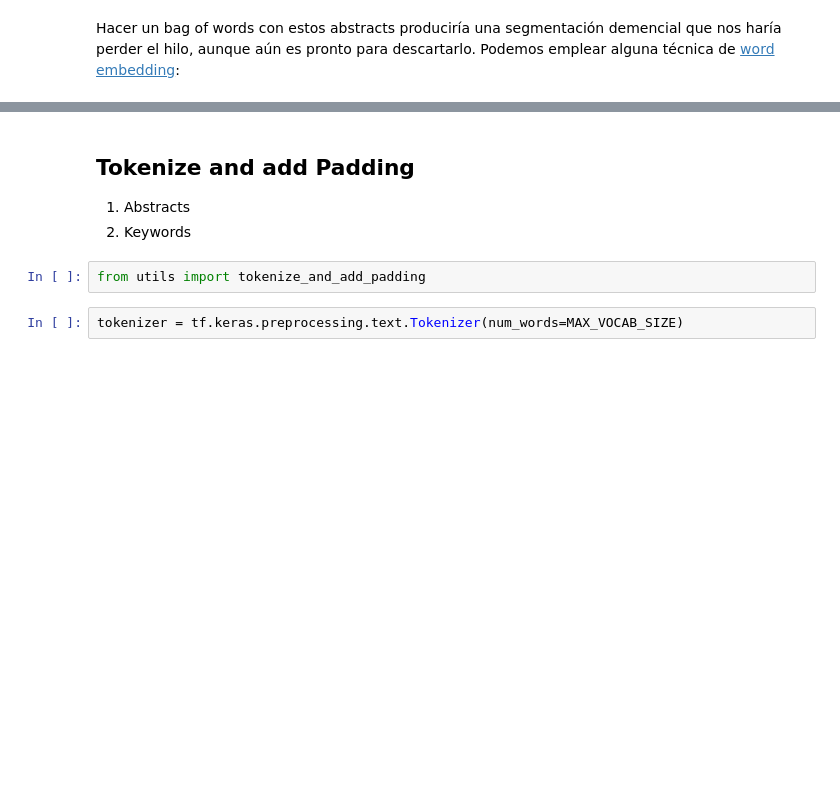
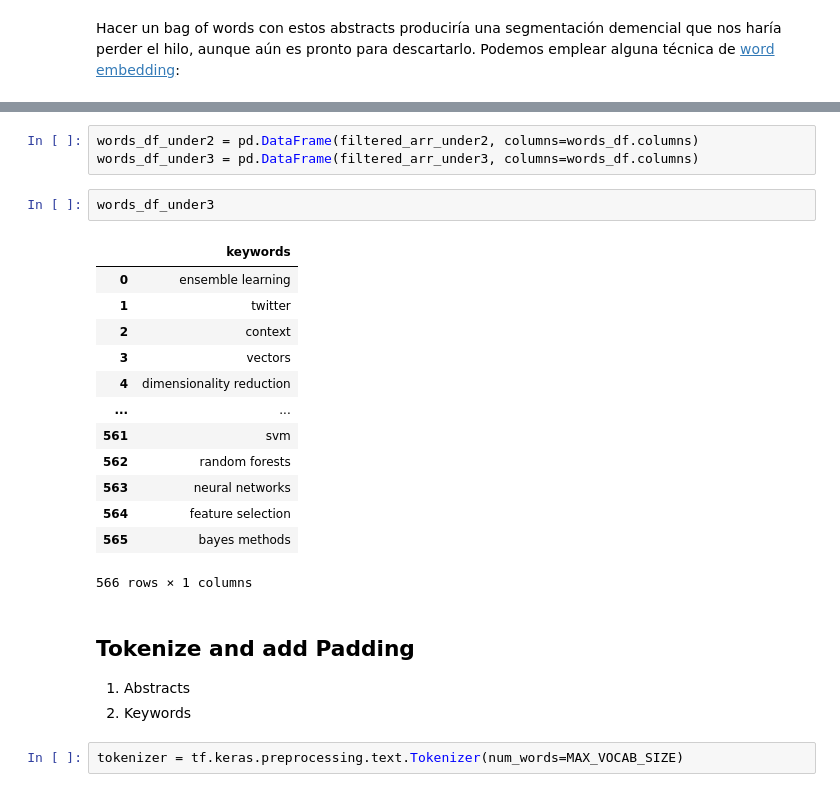
Before and after one commit to blitty-codes/AgentesInteligentes, a Jupyter notebook: neural/classificator.ipynb, the cells around one changed output, grey strips where cells are left out. Cells and saved outputs as stored; diff of their text form; blank space fills up the shorter version.

```diff
--- a/neural/classificator.ipynb
+++ b/neural/classificator.ipynb
@@ -185,10 +241,27 @@ Example keywords: abnormal event detection, low-rank approximation, adaptive lea
+# %%
+words_df_under2 = pd.DataFrame(filtered_arr_under2, columns=words_df.columns)
+words_df_under3 = pd.DataFrame(filtered_arr_under3, columns=words_df.columns)
+# %%
+words_df_under3
+# %% [output]
+|  | keywords |
+| 0 | ensemble learning |
+| 1 | twitter |
+| 2 | context |
+| 3 | vectors |
+| 4 | dimensionality reduction |
+| ... | ... |
+| 561 | svm |
+| 562 | random forests |
+| 563 | neural networks |
+| 564 | feature selection |
+| 565 | bayes methods |
+566 rows × 1 columns
 # %% [markdown]
 ## Tokenize and add Padding
 
 1. Abstracts
 2. Keywords
-# %%
-from utils import tokenize_and_add_padding
 # %%
 tokenizer = tf.keras.preprocessing.text.Tokenizer(num_words=MAX_VOCAB_SIZE)
 # %%
```
Also changed, not shown: parts of 75 cells of this notebook, 1 other file.
